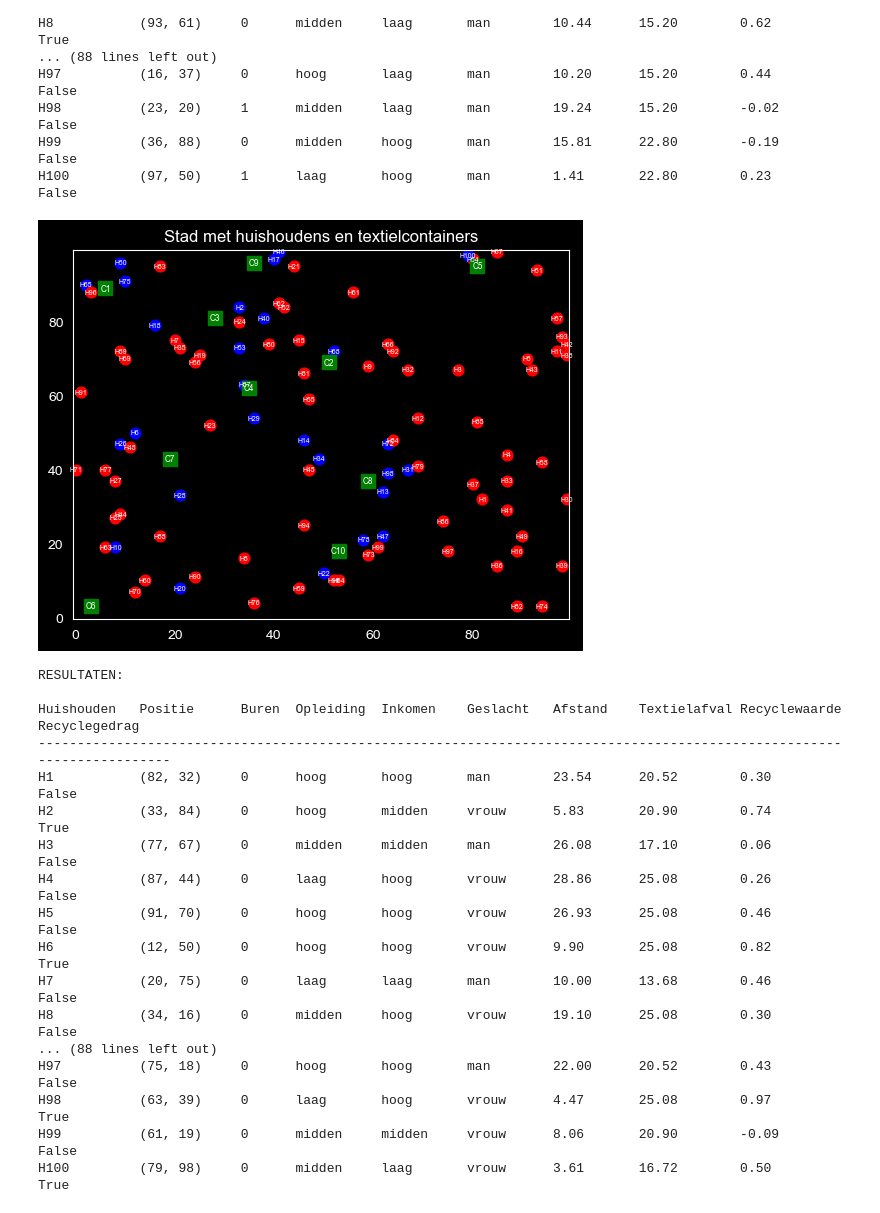
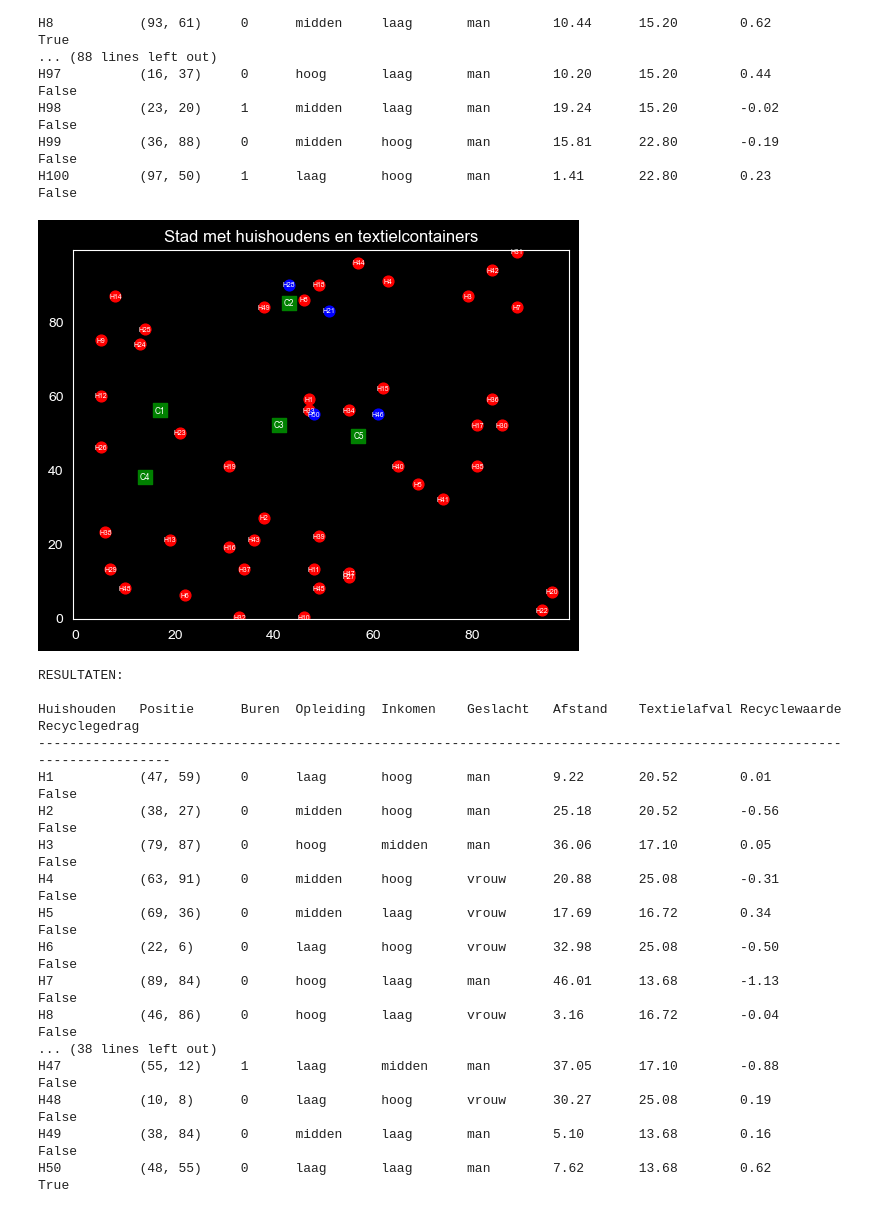
Before and after one commit to jintem08/ABM-2026, a Jupyter notebook: anaconda_projects/Eerste draft model.ipynb, the cells around one changed output. Cells and saved outputs as stored; diff of their text form; code cells hidden in the pictures.

```diff
--- a/anaconda_projects/Eerste draft model.ipynb
+++ b/anaconda_projects/Eerste draft model.ipynb
@@ -1140,52 +1140,52 @@ class Stad(Model):
                 f"{huishouden.geslacht:<10} "
                 f"{huishouden.afstand:<10.2f} "
                 f"{huishouden.textielafval:<12.2f} "
                 f"{huishouden.recyclewaarde:<16.2f} "
                 f"{str(huishouden.recyclegedrag):<10}"
             )
 
     # visualisatie: stad met inwoners en textielcontainers
     def visualiseer(self):
         for i, h in enumerate(self.huishoudens, start=1):
             x, y = h.pos
             kleur = "blue" if h.recyclegedrag else "red"
             plt.scatter(x, y, color=kleur, s=60)
             plt.text(x, y, f"H{i}", fontsize=5, ha="center", va="center")
 
         for i, c in enumerate(self.containers, start=1):
             x, y = c.pos
             plt.scatter(x, y, color="green", s=100, marker="s")
             plt.text(x, y, f"C{i}", fontsize=6, ha="center", va="center")
 
         plt.grid()
         plt.title("Stad met huishoudens en textielcontainers")
         plt.xlim(-0.5, self.grid.width - 0.5)
         plt.ylim(-0.5, self.grid.height - 0.5)
         plt.show()
 
 # model runnen
-model = Stad(width=100, height=100, num_people=100, people_per_container=10)
+model = Stad(width=100, height=100, num_people=50, people_per_container=10)
 model.visualiseer()
 model.resultaten()
 # %% [output]
-[figure, old version]
+[figure, new version]
 RESULTATEN:
 
 Huishouden   Positie      Buren  Opleiding  Inkomen    Geslacht   Afstand    Textielafval Recyclewaarde    Recyclegedrag
 ------------------------------------------------------------------------------------------------------------------------
-H1           (82, 32)     0      hoog       hoog       man        23.54      20.52        0.30             False
-H2           (33, 84)     0      hoog       midden     vrouw      5.83       20.90        0.74             True
-H3           (77, 67)     0      midden     midden     man        26.08      17.10        0.06             False
-H4           (87, 44)     0      laag       hoog       vrouw      28.86      25.08        0.26             False
-H5           (91, 70)     0      hoog       hoog       vrouw      26.93      25.08        0.46             False
-H6           (12, 50)     0      hoog       hoog       vrouw      9.90       25.08        0.82             True
-H7           (20, 75)     0      laag       laag       man        10.00      13.68        0.46             False
-H8           (34, 16)     0      midden     hoog       vrouw      19.10      25.08        0.30             False
-... (88 lines left out)
-H97          (75, 18)     0      hoog       hoog       man        22.00      20.52        0.43             False
-H98          (63, 39)     0      laag       hoog       vrouw      4.47       25.08        0.97             True
-H99          (61, 19)     0      midden     midden     vrouw      8.06       20.90        -0.09            False
-H100         (79, 98)     0      midden     laag       vrouw      3.61       16.72        0.50             True
+H1           (47, 59)     0      laag       hoog       man        9.22       20.52        0.01             False
+H2           (38, 27)     0      midden     hoog       man        25.18      20.52        -0.56            False
+H3           (79, 87)     0      hoog       midden     man        36.06      17.10        0.05             False
+H4           (63, 91)     0      midden     hoog       vrouw      20.88      25.08        -0.31            False
+H5           (69, 36)     0      midden     laag       vrouw      17.69      16.72        0.34             False
+H6           (22, 6)      0      laag       hoog       vrouw      32.98      25.08        -0.50            False
+H7           (89, 84)     0      hoog       laag       man        46.01      13.68        -1.13            False
+H8           (46, 86)     0      hoog       laag       vrouw      3.16       16.72        -0.04            False
+... (38 lines left out)
+H47          (55, 12)     1      laag       midden     man        37.05      17.10        -0.88            False
+H48          (10, 8)      0      laag       hoog       vrouw      30.27      25.08        0.19             False
+H49          (38, 84)     0      midden     laag       man        5.10       13.68        0.16             False
+H50          (48, 55)     0      laag       laag       man        7.62       13.68        0.62             True
 # %%
 ## laatste versie (versie 4)
 # eigenschappen textielcontainer toegevoegd: capaciteit, vulgraad, ledigingfrequentie
```
Also changed, not shown: parts of 2 cells of this notebook.
